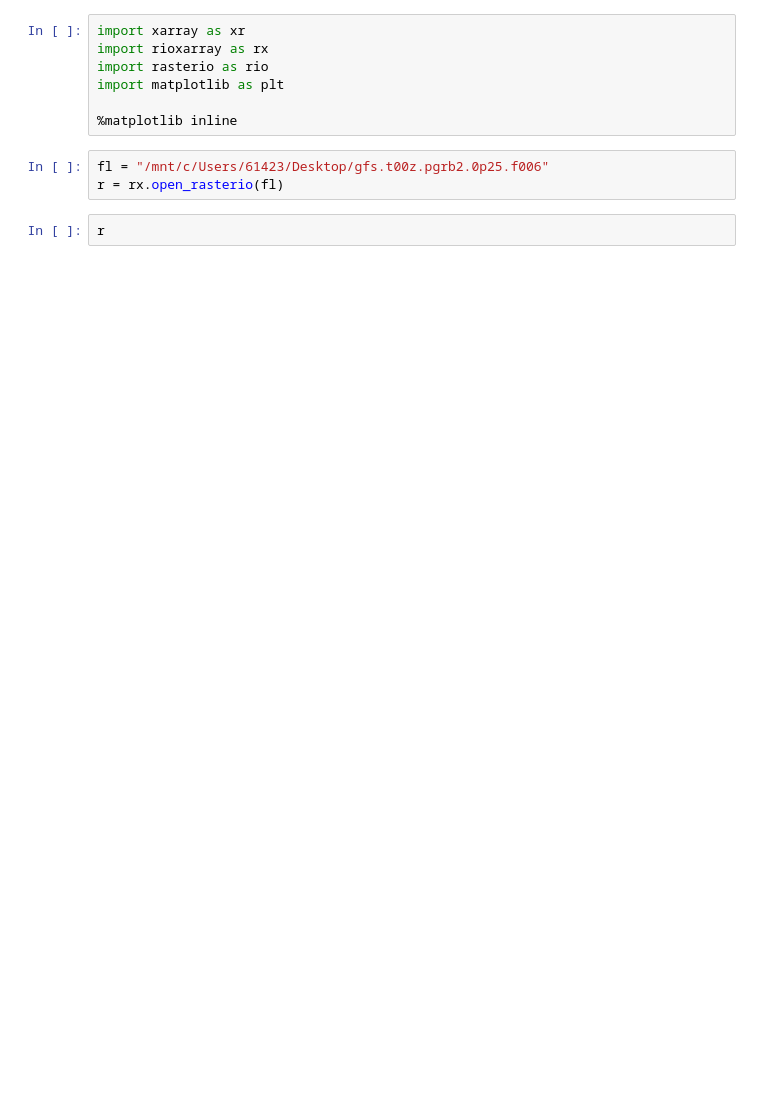
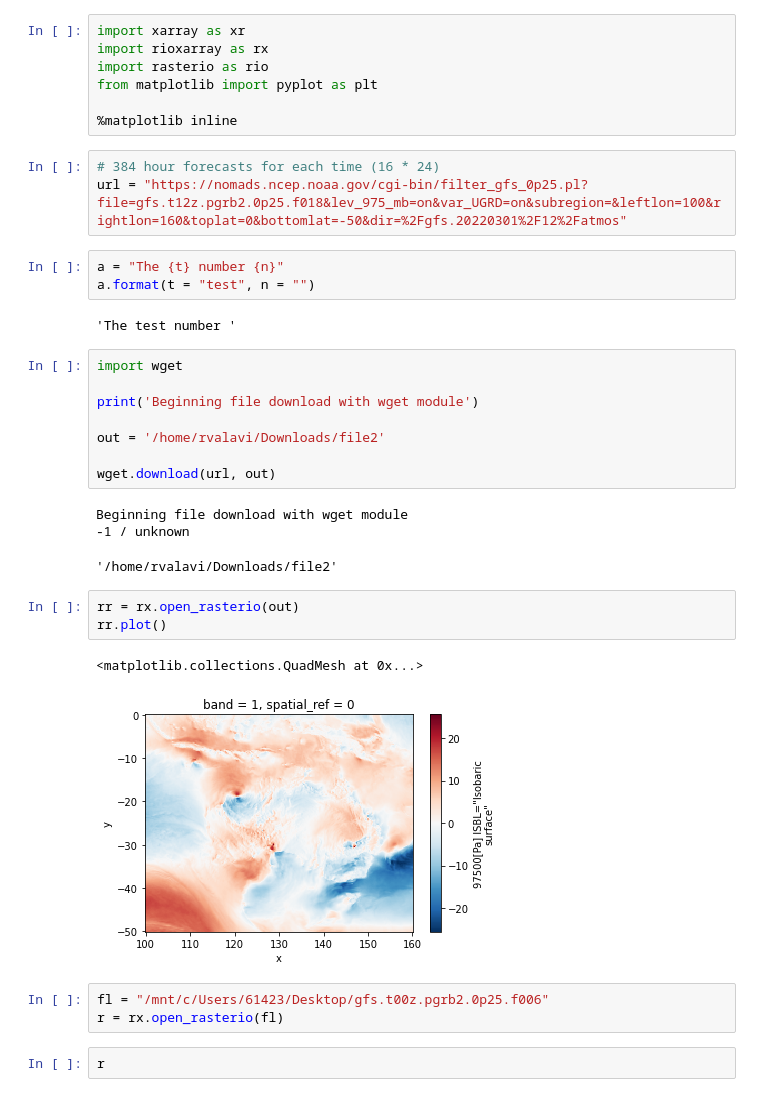
Before and after one commit to cesaraustralia/WindDispersalForecastTool, a Jupyter notebook: Scripts/GFS_download_visualise.ipynb, the cells around one changed output. Cells and saved outputs as stored; diff of their text form; blank space fills up the shorter version.

Commit message:
Download GFS data with HTTPS request

```diff
--- a/Scripts/GFS_download_visualise.ipynb
+++ b/Scripts/GFS_download_visualise.ipynb
@@ -2,9 +2,35 @@
 import xarray as xr
 import rioxarray as rx
 import rasterio as rio
-import matplotlib as plt
+from matplotlib import pyplot as plt
 
 %matplotlib inline
+# %%
+# 384 hour forecasts for each time (16 * 24)
+url = "https://nomads.ncep.noaa.gov/cgi-bin/filter_gfs_0p25.pl?file=gfs.t12z.pgrb2.0p25.f018&lev_975_mb=on&var_UGRD=on&subregion=&leftlon=100&rightlon=160&toplat=0&bottomlat=-50&dir=%2Fgfs.20220301%2F12%2Fatmos"
+# %%
+a = "The {t} number {n}"
+a.format(t = "test", n = "")
+# %% [output]
+'The test number '
+# %%
+import wget
+
+print('Beginning file download with wget module')
+
+out = '/home/rvalavi/Downloads/file2'
+
+wget.download(url, out)
+# %% [output]
+Beginning file download with wget module
+-1 / unknown
+'/home/rvalavi/Downloads/file2'
+# %%
+rr = rx.open_rasterio(out)
+rr.plot()
+# %% [output]
+<matplotlib.collections.QuadMesh at 0x...>
+[figure, added]
 # %%
 fl = "/mnt/c/Users/61423/Desktop/gfs.t00z.pgrb2.0p25.f006"
 r = rx.open_rasterio(fl)
```
Also changed, not shown: parts of 3 cells of this notebook, 2 other files.
